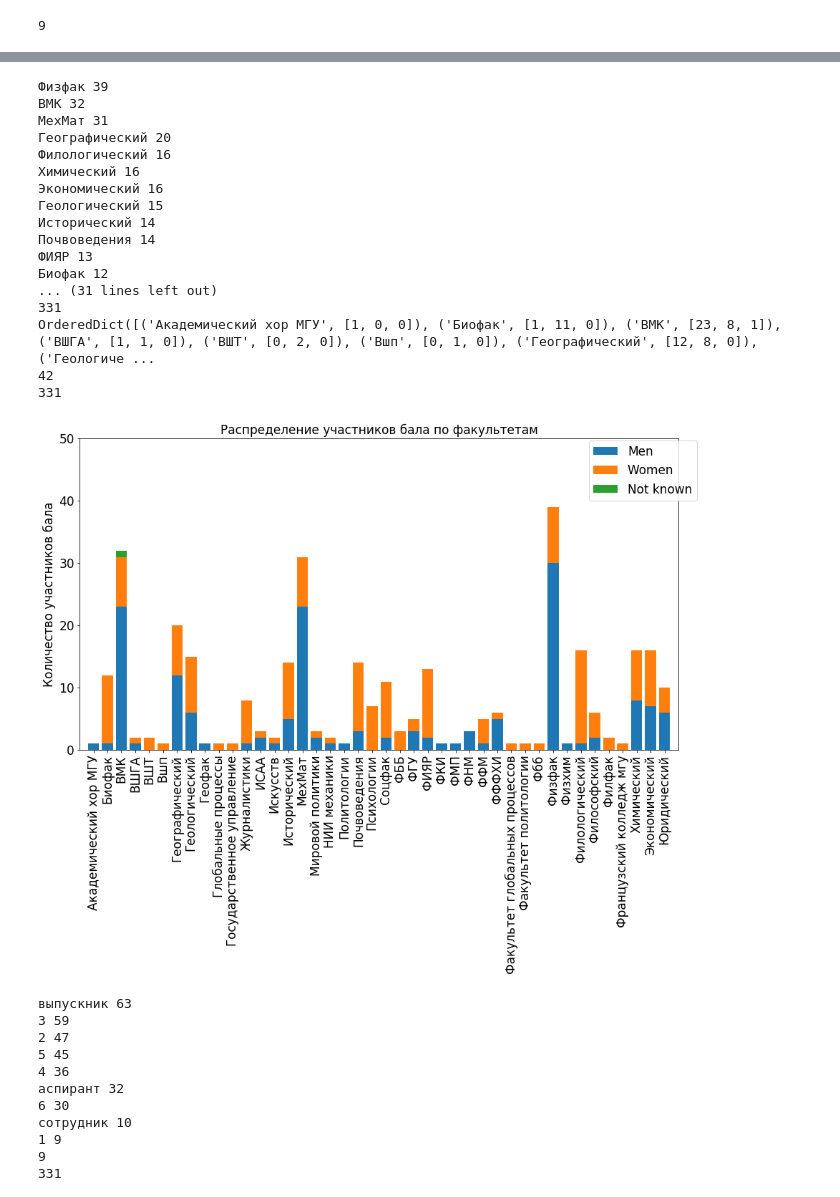
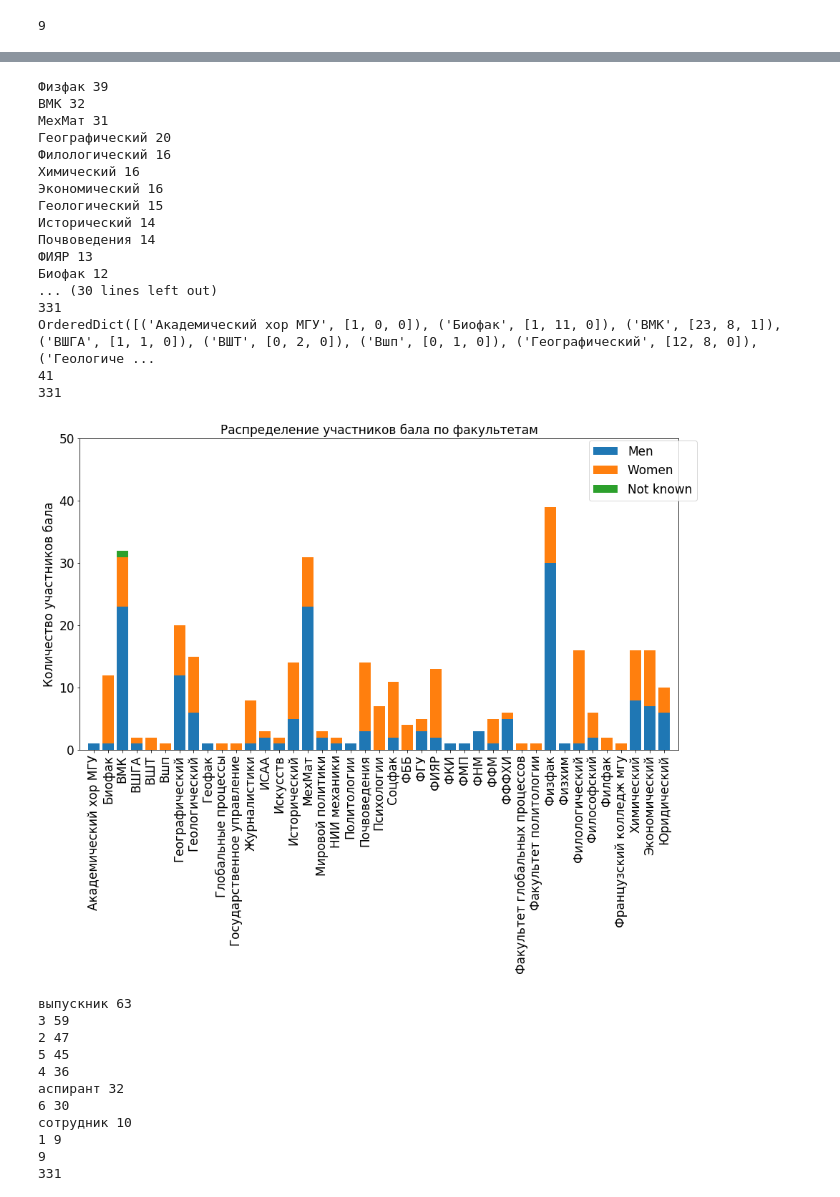
Before and after one commit to cheptil/autumn-um.su, a Jupyter notebook: analysis_final.ipynb, the cells around one changed output, grey strips where cells are left out. Saved outputs shown, nothing was run; the diff lists cells and outputs as text; code cells hidden in the pictures.

```diff
--- a/analysis_final.ipynb
+++ b/analysis_final.ipynb
@@ -646,24 +650,24 @@ len(facts)
 # %%
-plotter('Распределение участников бала по факультетам', 'Количество участников бала', facts, [-1, 42, 0, 50], 'facts.png')
+plotter('Распределение участников бала по факультетам', 'Количество участников бала', facts, [-1, 41, 0, 50], 'facts.png')
 # %% [output]
 Физфак 39
 ВМК 32
 МехМат 31
 Географический 20
 Филологический 16
 Химический 16
 Экономический 16
 Геологический 15
 Исторический 14
 Почвоведения 14
 ФИЯР 13
 Биофак 12
-... (31 lines left out)
+... (30 lines left out)
 331
 OrderedDict([('Академический хор МГУ', [1, 0, 0]), ('Биофак', [1, 11, 0]), ('ВМК', [23, 8, 1]), ('ВШГА', [1, 1, 0]), ('ВШТ', [0, 2, 0]), ('Вшп', [0, 1, 0]), ('Географический', [12, 8, 0]), ('Геологиче ...
-42
+41
 331
-[figure, old version]
+[figure, new version]
 # %%
 plotter('Распределение участников бала по курсам', 'Количество участников бала', years, [-1, 9, 0, 80], 'years.png')
 # %% [output]
```
Also changed, not shown: parts of 29 cells of this notebook, 1 other file.
